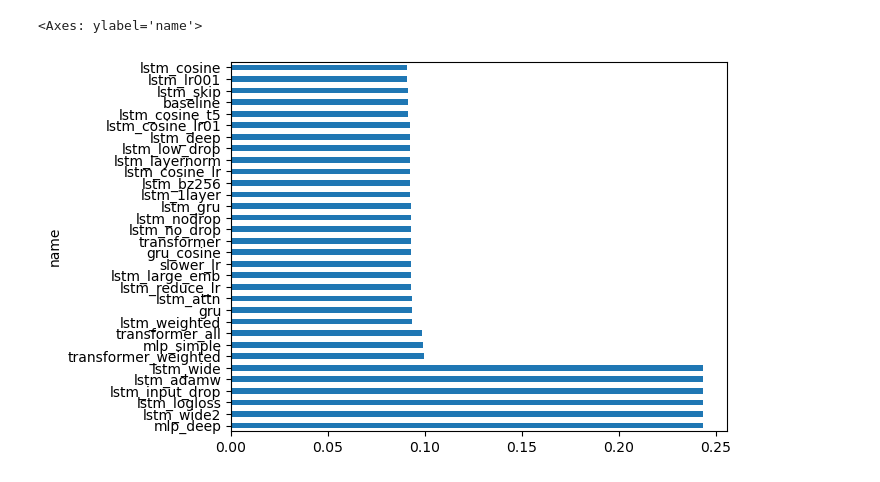
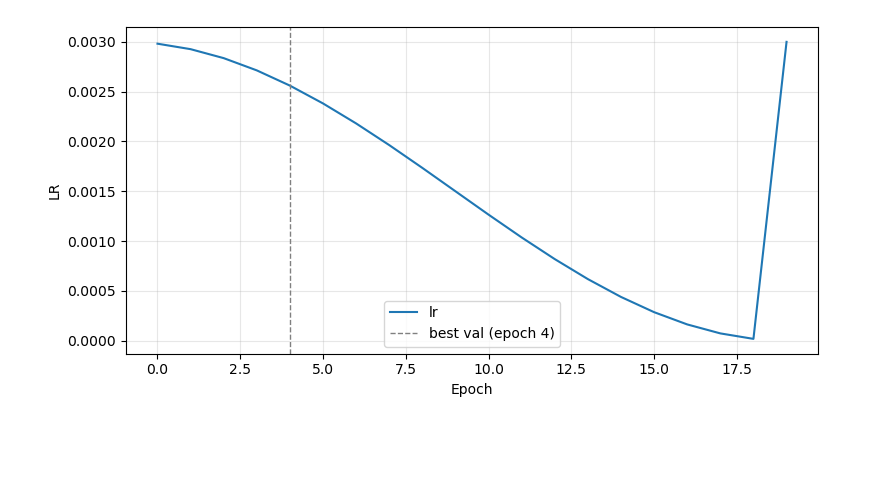
Before and after one commit to PeterStovell/Auto-research, a Jupyter notebook: notebooks/compare.ipynb, the cells around one changed output. Saved outputs shown, nothing was run; the diff lists cells and outputs as text; code cells hidden in the pictures; blank space fills up the shorter version.

```diff
--- a/notebooks/compare.ipynb
+++ b/notebooks/compare.ipynb
@@ -79,5 +98,6 @@ df
+# %%
+plot_lr(d[name]);
+# %% [output]
+[figure, added]
 # %%
-df['best_val_loss'].sort_values(ascending=False).plot(kind='barh')
+# df['best_val_loss'].sort_values(ascending=False).plot(kind='barh', figsize=(8, 12))
-# %% [output]
-<Axes: ylabel='name'>
-[figure, removed]
```
Also changed, not shown: parts of 6 cells of this notebook, 3 other files.
